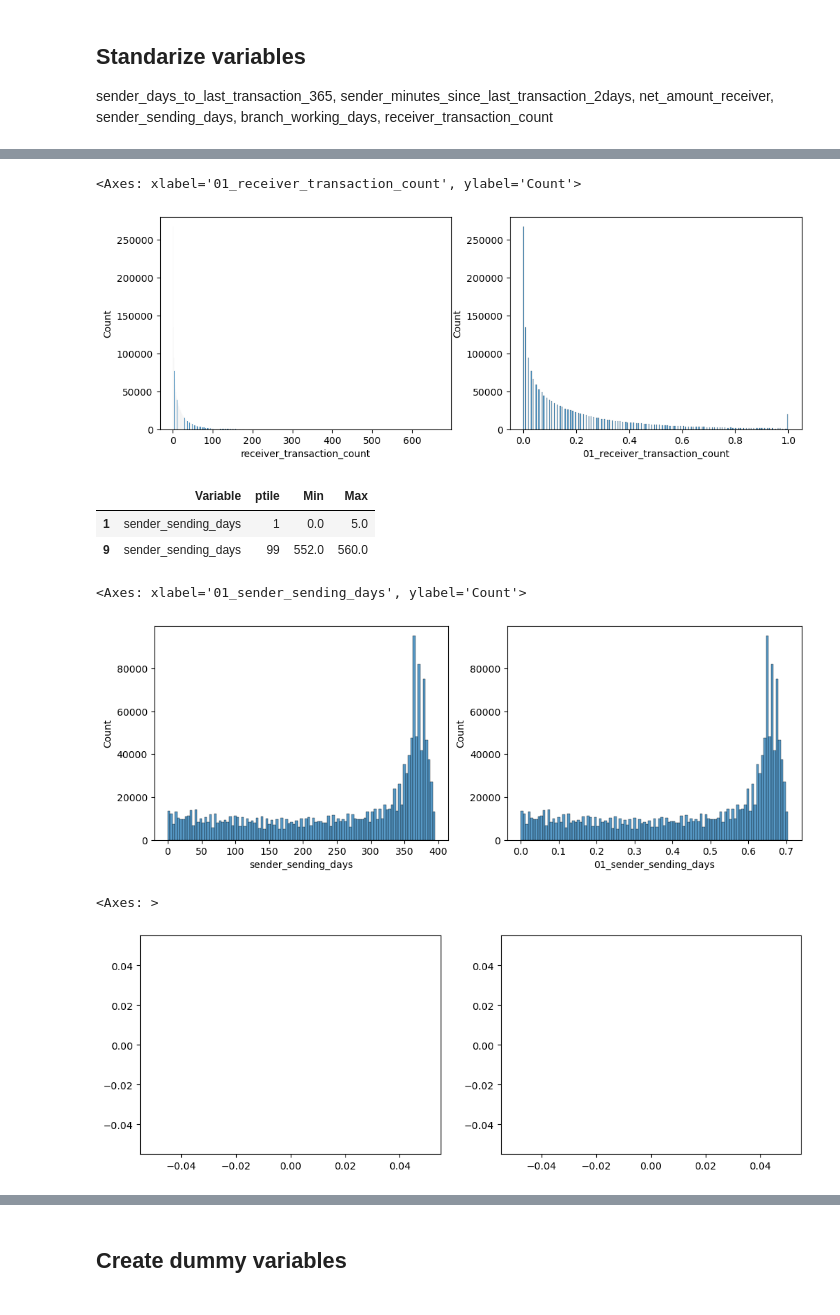
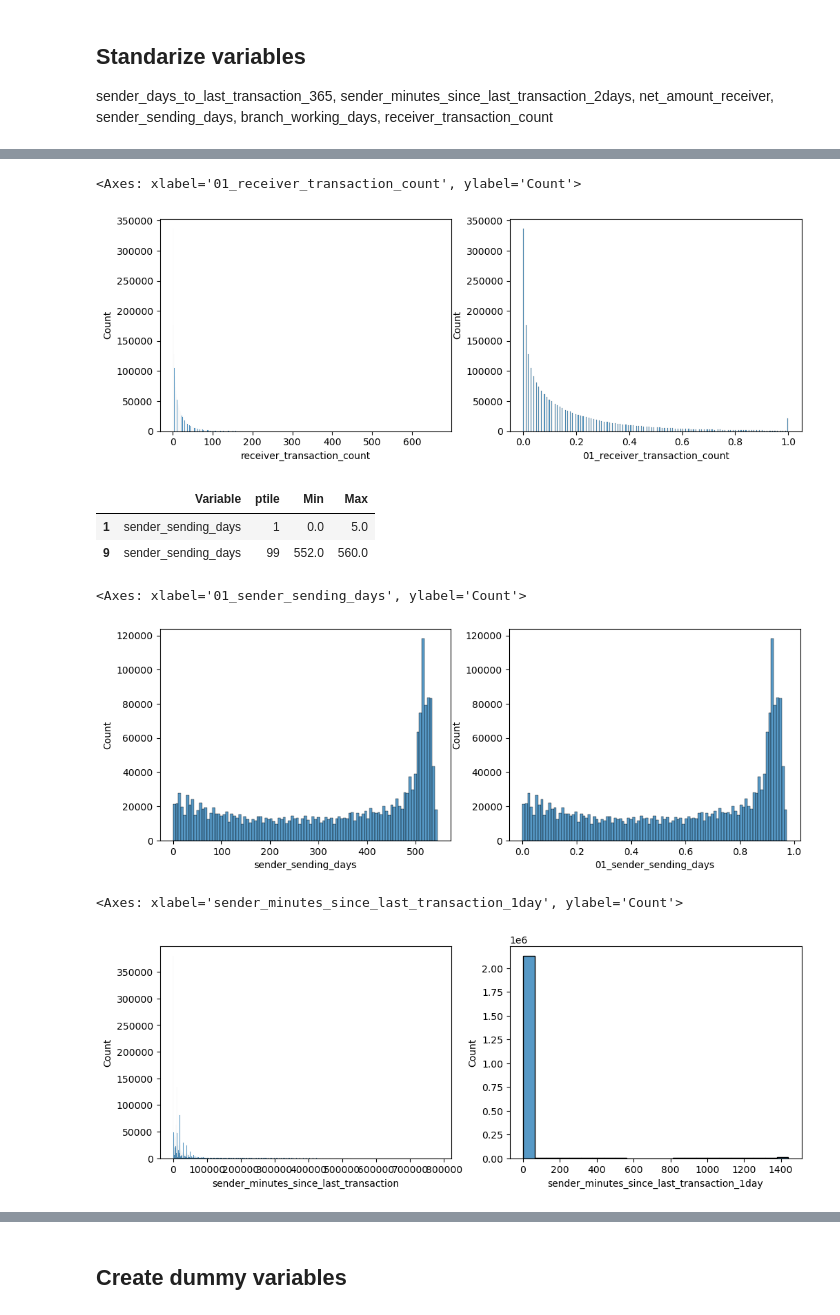
Before and after one commit to Magdaorozco644/ModelosAIm-dev, a Jupyter notebook: Analytics/5.Fraud/01-InputModelo-NuevasVar.ipynb, the cells around one changed output, grey strips where cells are left out. Cells and saved outputs as stored; diff of their text form; code cells hidden in the pictures.

```diff
--- a/Analytics/5.Fraud/01-InputModelo-NuevasVar.ipynb
+++ b/Analytics/5.Fraud/01-InputModelo-NuevasVar.ipynb
@@ -85,12 +75,12 @@ conn = connect(s3_staging_dir=f'{bucket_name}queryresults/',
                region_name='us-east-1')
 
 # Month of data to name the parket file that will be stored
-mes_data = '202301' #812 secs
+mes_data = '202306' #812 secs
 #Set to one for creating files for test and zero for train
-archivo_test = 2
+archivo_test = 0
 
 df_ABT = pd.read_sql('''select * from analytics.abt_fraud
-                            where date_receiver between cast('2023-01-01' as date) and cast('2023-02-01' as date);''', conn)
+                            where date_receiver between cast('2023-06-01' as date) and cast('2023-07-01' as date);''', conn)
 # %% [markdown]
 Vieja query de ABT <br>
 df_ABT = pd.read_sql('''select abt.*
@@ -293,20 +283,20 @@ df_ABT['01_isBankDep'] = df_ABT.id_payout.isin(bankdp_payout)
 #df_ABT[['01_isCashPick','id_payout','01_isBankDep']]
 # %%
 #Count days to last transaction only for one year and if dummy variable if not
-#df_ABT.loc[:,'sender_days_to_last_transaction_365'] = df_ABT['sender_days_to_last_transaction'].astype(float)
+df_ABT.loc[:,'sender_days_to_last_transaction_365'] = df_ABT['sender_days_to_last_transaction']
 df_ABT.loc[:,'sender_days_to_last_transaction_more365'] = 0
 df_ABT.loc[df_ABT['sender_days_to_last_transaction']> 365, 'sender_days_to_last_transaction_more365'] = 1
 df_ABT.loc[df_ABT['sender_days_to_last_transaction']> 365, 'sender_days_to_last_transaction_365'] = 0
 
 #Count days to last transaction only for 7 months(suggested by them) and if dummy variable if not
-#df_ABT.loc[:,'sender_days_to_last_transaction_7m'] = df_ABT['sender_days_to_last_transaction'].astype(float)
+df_ABT.loc[:,'sender_days_to_last_transaction_7m'] = df_ABT['sender_days_to_last_transaction']
 df_ABT.loc[:,'sender_days_to_last_transaction_more7m'] = 0
 df_ABT.loc[df_ABT['sender_days_to_last_transaction']> 7*30, 'sender_days_to_last_transaction_more7m'] = 1
 df_ABT.loc[df_ABT['sender_days_to_last_transaction']> 7*30, 'sender_days_to_last_transaction_7m'] = 0
 # %%
 #Minutes till last transaction only for one or two days
-#df_ABT.loc[:, 'sender_minutes_since_last_transaction_2days'] = df_ABT['sender_minutes_since_last_transaction'].astype(float)
-#df_ABT.loc[:, 'sender_minutes_since_last_transaction_1day'] = df_ABT['sender_minutes_since_last_transaction'].astype(float)
+df_ABT.loc[:, 'sender_minutes_since_last_transaction_2days'] = df_ABT['sender_minutes_since_last_transaction']
+df_ABT.loc[:, 'sender_minutes_since_last_transaction_1day'] = df_ABT['sender_minutes_since_last_transaction']
 
 df_ABT.loc[df_ABT['sender_minutes_since_last_transaction']> 2*24*60, 'sender_minutes_since_last_transaction_2days'] = 0
 df_ABT.loc[df_ABT['sender_minutes_since_last_transaction']> 24*60, 'sender_minutes_since_last_transaction_1day'] = 0
@@ -363,7 +353,7 @@ sns.histplot(data=df_ABT, x="receiver_transaction_count", ax = axs[0])
 sns.histplot(data=df_ABT, x="01_receiver_transaction_count", ax = axs[1])
 # %% [output]
 <Axes: xlabel='01_receiver_transaction_count', ylabel='Count'>
-[figure, old version]
+[figure, new version]
 # %%
 Mx = df_perc.Max[(df_perc['Variable']=='sender_sending_days') & (df_perc['ptile']==99)].item()
 mn = df_perc.Min[(df_perc['Variable']=='sender_sending_days') & (df_perc['ptile']==1)].item()
@@ -383,7 +373,7 @@ sns.histplot(data=df_ABT, x="sender_sending_days", ax = axs[0])
 sns.histplot(data=df_ABT, x="01_sender_sending_days", ax = axs[1])
 # %% [output]
 <Axes: xlabel='01_sender_sending_days', ylabel='Count'>
-[figure, old version]
+[figure, new version]
 # %%
 #Standarize rest of the variables
 Mx = df_perc.Max[(df_perc['Variable']=='receiver_transaction_count') & (df_perc['ptile']==99)].item()
@@ -417,11 +407,11 @@ df_ABT['01_sender_minutes_since_last_transaction_1day'] = scale_percentils(df_AB
 
 Mx = 365
 mn = 0
-df_ABT['01_sender_days_to_last_transaction_365'] = scale_percentils(df_ABT['sender_days_to_last_transaction_365'], mn, Mx, 0)
+df_ABT['01_sender_days_to_last_transaction_365'] = scale_percentils(df_ABT['sender_days_to_last_transaction_365'].abs(), mn, Mx, 0)
 
 Mx = 7*30
 mn = 0
-df_ABT['01_sender_days_to_last_transaction_7m'] = scale_percentils(df_ABT['sender_days_to_last_transaction_7m'], mn, Mx, 0)
+df_ABT['01_sender_days_to_last_transaction_7m'] = scale_percentils(df_ABT['sender_days_to_last_transaction_7m'].abs(), mn, Mx, 0)
 
 Mx = 24
 mn = 0
@@ -436,8 +426,8 @@ df_ABT['01_hour_receiver'] = scale_percentils(df_ABT['hour_receiver'], mn, Mx, 0
 #df_ABT['01_sender_days_to_last_transaction_365'].describe()
 # %%
 fig, axs = plt.subplots(1,2,figsize = (12, 4))
-sns.histplot(data=df_ABT, x="sender_days_to_last_transaction_365", ax = axs[0])
-sns.histplot(data=df_ABT, x="01_sender_days_to_last_transaction_365", ax = axs[1])
+sns.histplot(data=df_ABT, x="sender_minutes_since_last_transaction", ax = axs[0])
+sns.histplot(data=df_ABT, x="sender_minutes_since_last_transaction_1day", ax = axs[1])
 # %% [output]
-<Axes: >
+<Axes: xlabel='sender_minutes_since_last_transaction_1day', ylabel='Count'>
-[figure, old version]
+[figure, new version]
```
Also changed, not shown: parts of 14 cells of this notebook.
